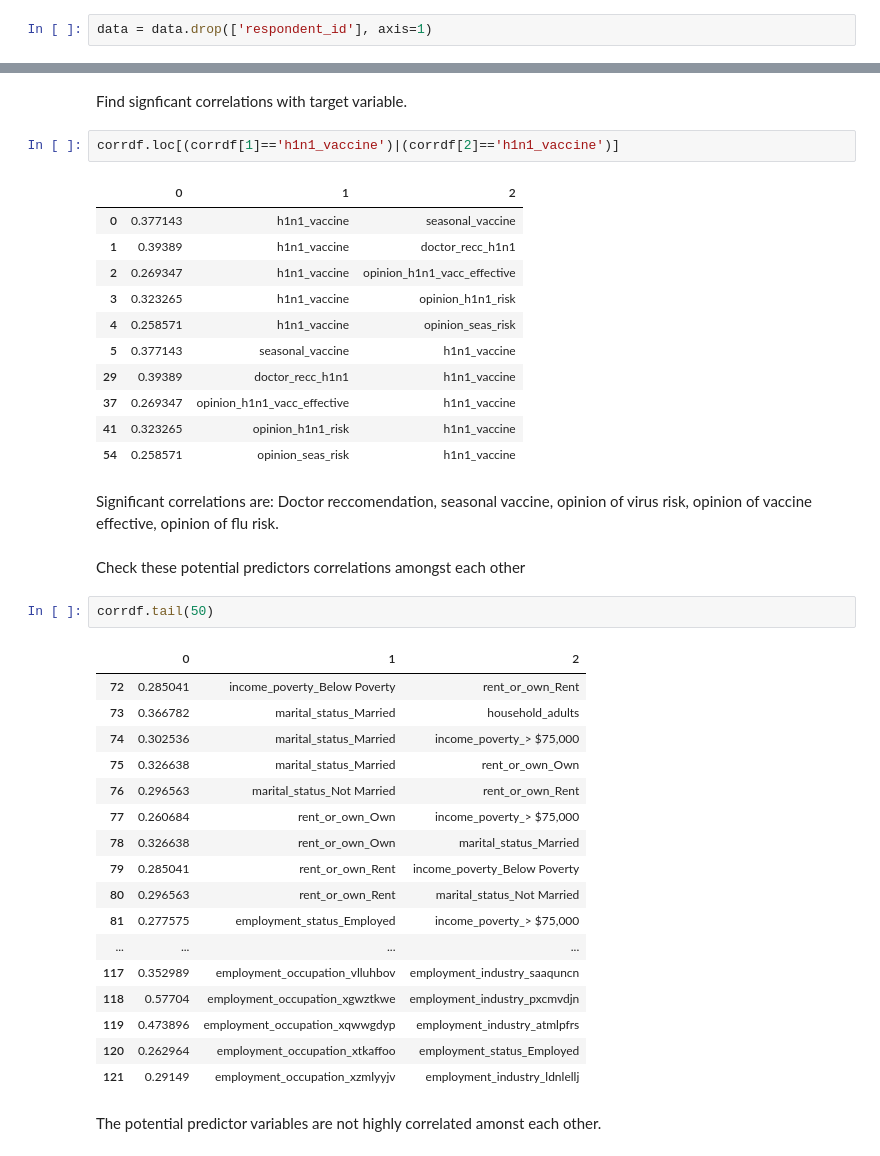
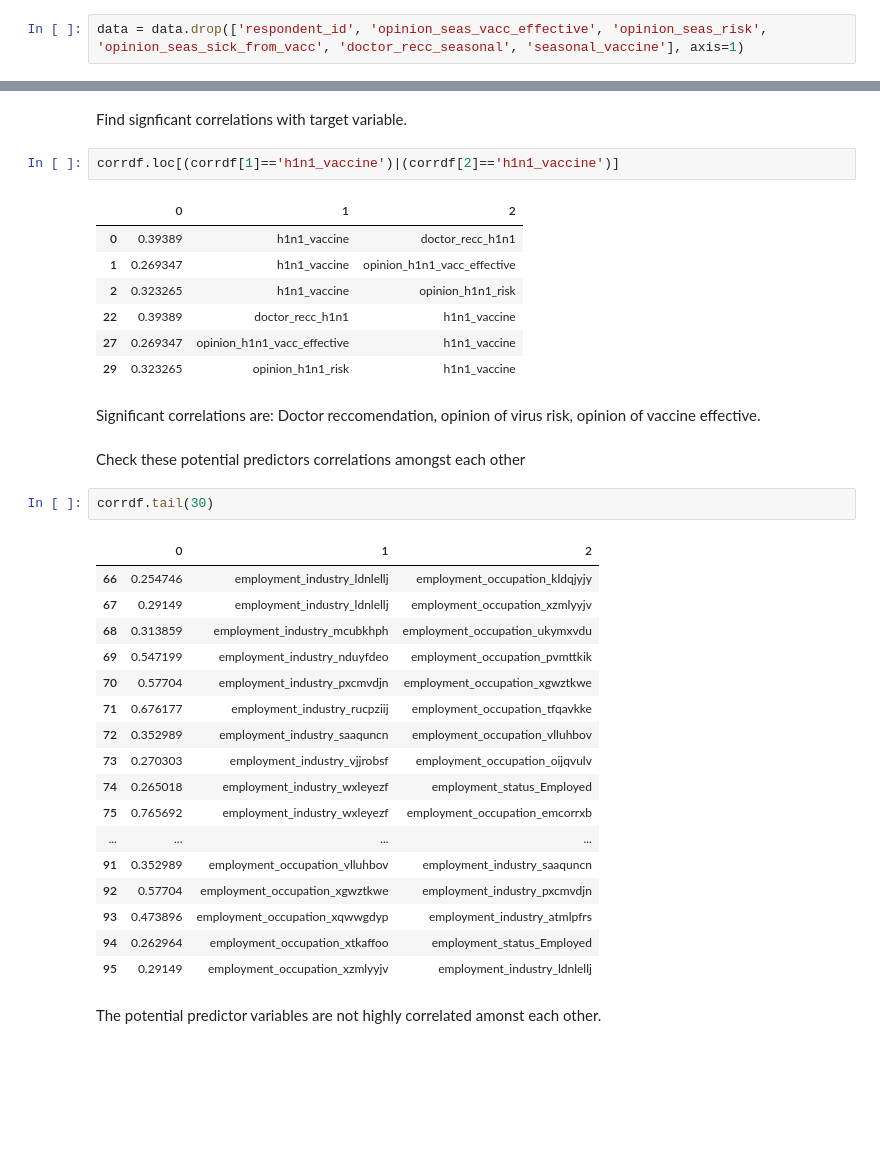
Before and after one commit to jmarksk/VaccineProject, a Jupyter notebook: VaccineProjectNotebook.ipynb, the cells around one changed output, grey strips where cells are left out. Saved outputs shown, nothing was run; the diff lists cells and outputs as text; blank space fills up the shorter version.

```diff
--- a/VaccineProjectNotebook.ipynb
+++ b/VaccineProjectNotebook.ipynb
@@ -46,5 +51,5 @@ data = pd.concat([datay, dataX], axis = 1)
 # %%
-data = data.drop(['respondent_id'], axis=1)
+data = data.drop(['respondent_id', 'opinion_seas_vacc_effective', 'opinion_seas_risk', 'opinion_seas_sick_from_vacc', 'doctor_recc_seasonal', 'seasonal_vaccine'], axis=1)
 # %%
 data.head()
 # %% [output]
@@ -278,40 +286,36 @@ Find signficant correlations with target variable.
 corrdf.loc[(corrdf[1]=='h1n1_vaccine')|(corrdf[2]=='h1n1_vaccine')]
 # %% [output]
 |  | 0 | 1 | 2 |
-| 0 | 0.377143 | h1n1_vaccine | seasonal_vaccine |
-| 1 | 0.39389 | h1n1_vaccine | doctor_recc_h1n1 |
-| 2 | 0.269347 | h1n1_vaccine | opinion_h1n1_vacc_effective |
-| 3 | 0.323265 | h1n1_vaccine | opinion_h1n1_risk |
-| 4 | 0.258571 | h1n1_vaccine | opinion_seas_risk |
-| 5 | 0.377143 | seasonal_vaccine | h1n1_vaccine |
-| 29 | 0.39389 | doctor_recc_h1n1 | h1n1_vaccine |
-| 37 | 0.269347 | opinion_h1n1_vacc_effective | h1n1_vaccine |
-| 41 | 0.323265 | opinion_h1n1_risk | h1n1_vaccine |
-| 54 | 0.258571 | opinion_seas_risk | h1n1_vaccine |
+| 0 | 0.39389 | h1n1_vaccine | doctor_recc_h1n1 |
+| 1 | 0.269347 | h1n1_vaccine | opinion_h1n1_vacc_effective |
+| 2 | 0.323265 | h1n1_vaccine | opinion_h1n1_risk |
+| 22 | 0.39389 | doctor_recc_h1n1 | h1n1_vaccine |
+| 27 | 0.269347 | opinion_h1n1_vacc_effective | h1n1_vaccine |
+| 29 | 0.323265 | opinion_h1n1_risk | h1n1_vaccine |
 # %% [markdown]
-Significant correlations are: Doctor reccomendation, seasonal vaccine, opinion of virus risk, opinion of vaccine effective, opinion of flu risk.
+Significant correlations are: Doctor reccomendation, opinion of virus risk, opinion of vaccine effective.
 # %% [markdown]
 Check these potential predictors correlations amongst each other
 # %%
-corrdf.tail(50)
+corrdf.tail(30)
 # %% [output]
 |  | 0 | 1 | 2 |
-| 72 | 0.285041 | income_poverty_Below Poverty | rent_or_own_Rent |
-| 73 | 0.366782 | marital_status_Married | household_adults |
-| 74 | 0.302536 | marital_status_Married | income_poverty_> $75,000 |
-| 75 | 0.326638 | marital_status_Married | rent_or_own_Own |
-| 76 | 0.296563 | marital_status_Not Married | rent_or_own_Rent |
-| 77 | 0.260684 | rent_or_own_Own | income_poverty_> $75,000 |
-| 78 | 0.326638 | rent_or_own_Own | marital_status_Married |
-| 79 | 0.285041 | rent_or_own_Rent | income_poverty_Below Poverty |
-| 80 | 0.296563 | rent_or_own_Rent | marital_status_Not Married |
-| 81 | 0.277575 | employment_status_Employed | income_poverty_> $75,000 |
+| 66 | 0.254746 | employment_industry_ldnlellj | employment_occupation_kldqjyjy |
+| 67 | 0.29149 | employment_industry_ldnlellj | employment_occupation_xzmlyyjv |
+| 68 | 0.313859 | employment_industry_mcubkhph | employment_occupation_ukymxvdu |
+| 69 | 0.547199 | employment_industry_nduyfdeo | employment_occupation_pvmttkik |
+| 70 | 0.57704 | employment_industry_pxcmvdjn | employment_occupation_xgwztkwe |
+| 71 | 0.676177 | employment_industry_rucpziij | employment_occupation_tfqavkke |
+| 72 | 0.352989 | employment_industry_saaquncn | employment_occupation_vlluhbov |
+| 73 | 0.270303 | employment_industry_vjjrobsf | employment_occupation_oijqvulv |
+| 74 | 0.265018 | employment_industry_wxleyezf | employment_status_Employed |
+| 75 | 0.765692 | employment_industry_wxleyezf | employment_occupation_emcorrxb |
 | ... | ... | ... | ... |
-| 117 | 0.352989 | employment_occupation_vlluhbov | employment_industry_saaquncn |
-| 118 | 0.57704 | employment_occupation_xgwztkwe | employment_industry_pxcmvdjn |
-| 119 | 0.473896 | employment_occupation_xqwwgdyp | employment_industry_atmlpfrs |
-| 120 | 0.262964 | employment_occupation_xtkaffoo | employment_status_Employed |
-| 121 | 0.29149 | employment_occupation_xzmlyyjv | employment_industry_ldnlellj |
+| 91 | 0.352989 | employment_occupation_vlluhbov | employment_industry_saaquncn |
+| 92 | 0.57704 | employment_occupation_xgwztkwe | employment_industry_pxcmvdjn |
+| 93 | 0.473896 | employment_occupation_xqwwgdyp | employment_industry_atmlpfrs |
+| 94 | 0.262964 | employment_occupation_xtkaffoo | employment_status_Employed |
+| 95 | 0.29149 | employment_occupation_xzmlyyjv | employment_industry_ldnlellj |
 # %% [markdown]
 The potential predictor variables are not highly correlated amonst each other.
 # %% [markdown]
```
Also changed, not shown: parts of 34 cells of this notebook, 1 other file.
